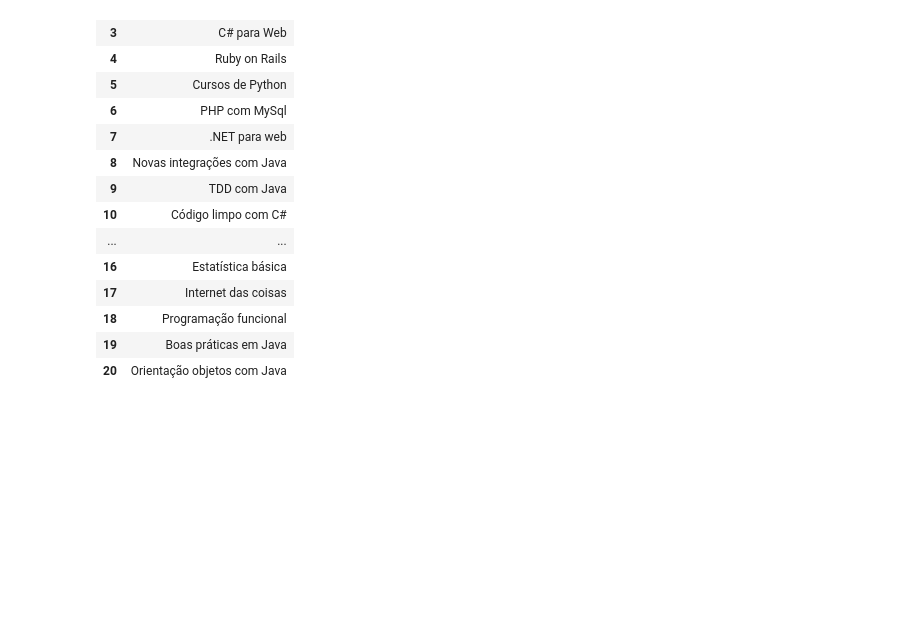
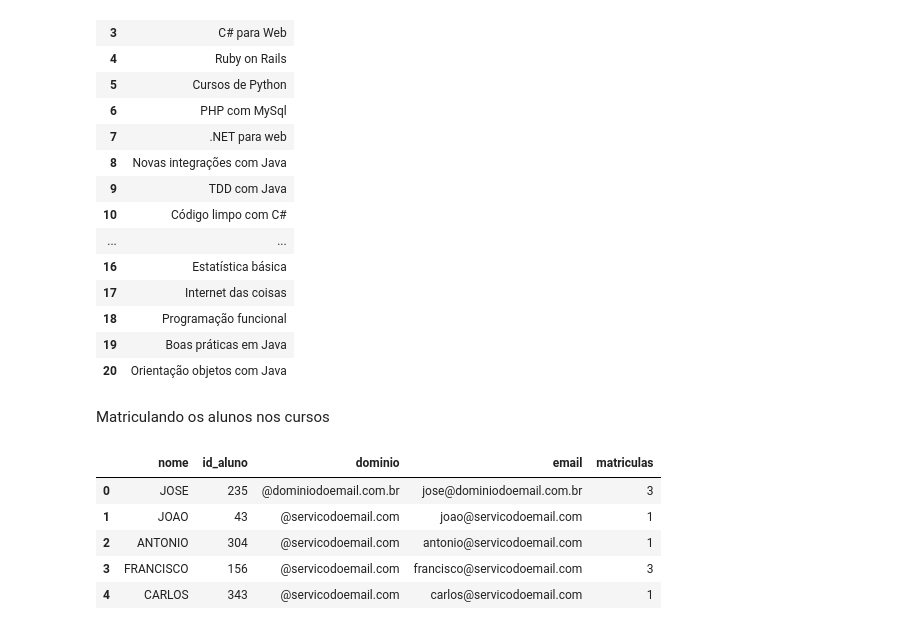
Before and after one commit to 6abi/data-analysis-school, a Jupyter notebook: school-ranking.ipynb, the cells around one changed output. Cells and saved outputs as stored; diff of their text form; code cells hidden in the pictures; blank space fills up the shorter version.

```diff
--- a/school-ranking.ipynb
+++ b/school-ranking.ipynb
@@ -190,3 +190,15 @@ cursos
 | 18 | Programação funcional |
 | 19 | Boas práticas em Java |
 | 20 | Orientação objetos com Java |
+# %% [markdown]
+Matriculando os alunos nos cursos
+# %%
+nomes['matriculas'] = np.ceil((np.random.exponential(size = total_alunos) * 1.5)).astype(int)
+nomes.head(5)
+# %% [output]
+|  | nome | id_aluno | dominio | email | matriculas |
+| 0 | JOSE | 235 | @dominiodoemail.com.br | jose@dominiodoemail.com.br | 3 |
+| 1 | JOAO | 43 | @servicodoemail.com | joao@servicodoemail.com | 1 |
+| 2 | ANTONIO | 304 | @servicodoemail.com | antonio@servicodoemail.com | 1 |
+| 3 | FRANCISCO | 156 | @servicodoemail.com | francisco@servicodoemail.com | 3 |
+| 4 | CARLOS | 343 | @servicodoemail.com | carlos@servicodoemail.com | 1 |
```
Also changed, not shown: parts of 5 cells of this notebook.
